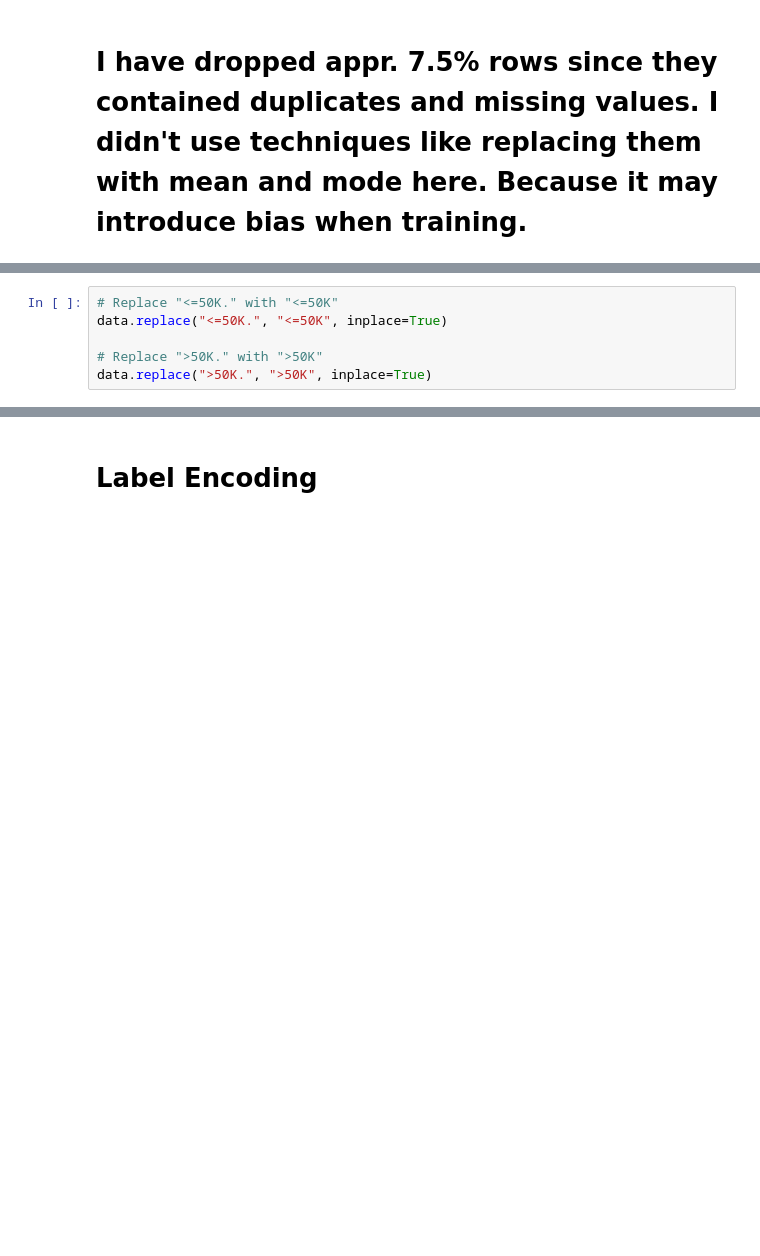
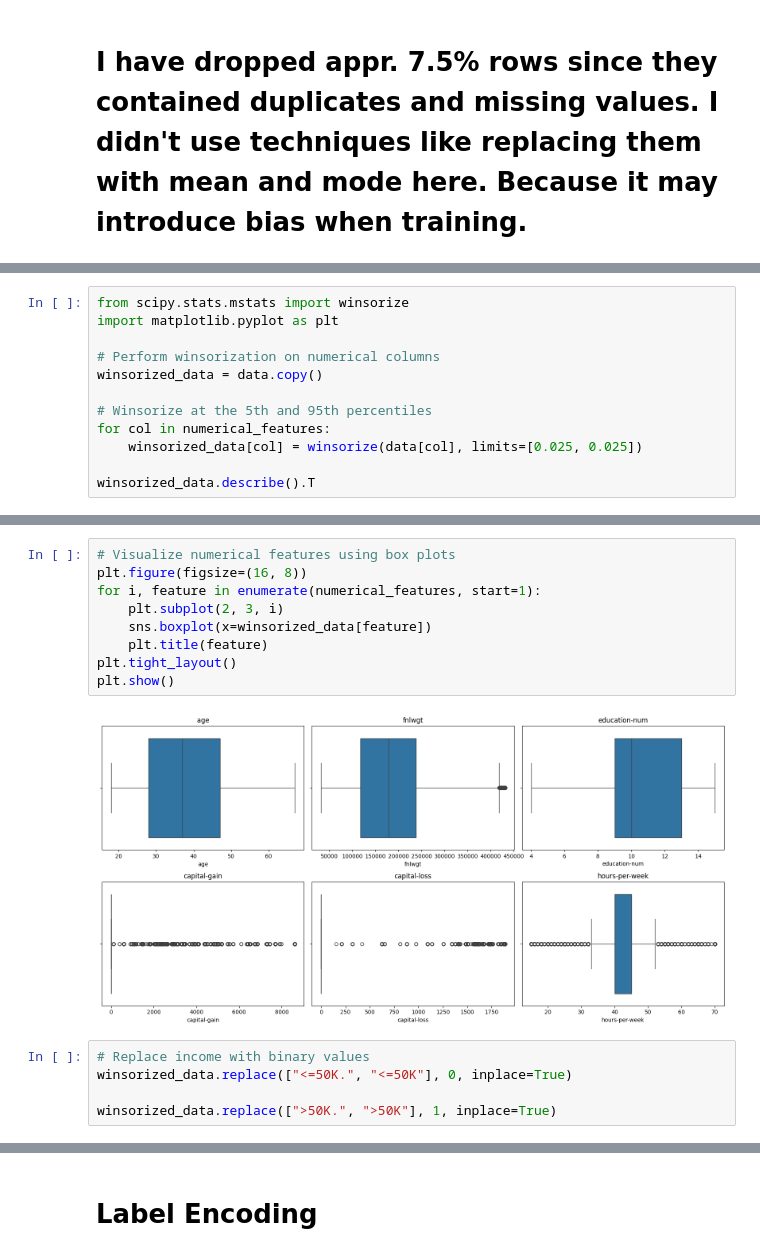
Before and after one commit to Binuka-Rajapaksha/Census-Data-Analysis, a Jupyter notebook: model/Model-Develop.ipynb, the cells around one changed output, grey strips where cells are left out. Saved outputs shown, nothing was run; the diff lists cells and outputs as text; blank space fills up the shorter version.

```diff
--- a/model/Model-Develop.ipynb
+++ b/model/Model-Develop.ipynb
@@ -238,0 +224,12 @@ data.shape
+# %%
+from scipy.stats.mstats import winsorize
+import matplotlib.pyplot as plt
+
+# Perform winsorization on numerical columns
+winsorized_data = data.copy()
+
+# Winsorize at the 5th and 95th percentiles
+for col in numerical_features:
+    winsorized_data[col] = winsorize(data[col], limits=[0.025, 0.025])
+
+winsorized_data.describe().T
@@ -239,7 +244,17 @@ data.shape
+# %%
+# Visualize numerical features using box plots
+plt.figure(figsize=(16, 8))
+for i, feature in enumerate(numerical_features, start=1):
+    plt.subplot(2, 3, i)
+    sns.boxplot(x=winsorized_data[feature])
+    plt.title(feature)
+plt.tight_layout()
+plt.show()
+# %% [output]
+[figure, added]
 # %%
-# Replace "<=50K." with "<=50K"
-data.replace("<=50K.", "<=50K", inplace=True)
+# Replace income with binary values
+winsorized_data.replace(["<=50K.", "<=50K"], 0, inplace=True)
 
-# Replace ">50K." with ">50K"
-data.replace(">50K.", ">50K", inplace=True)
+winsorized_data.replace([">50K.", ">50K"], 1, inplace=True)
 # %%
```
Also changed, not shown: parts of 60 cells of this notebook.
